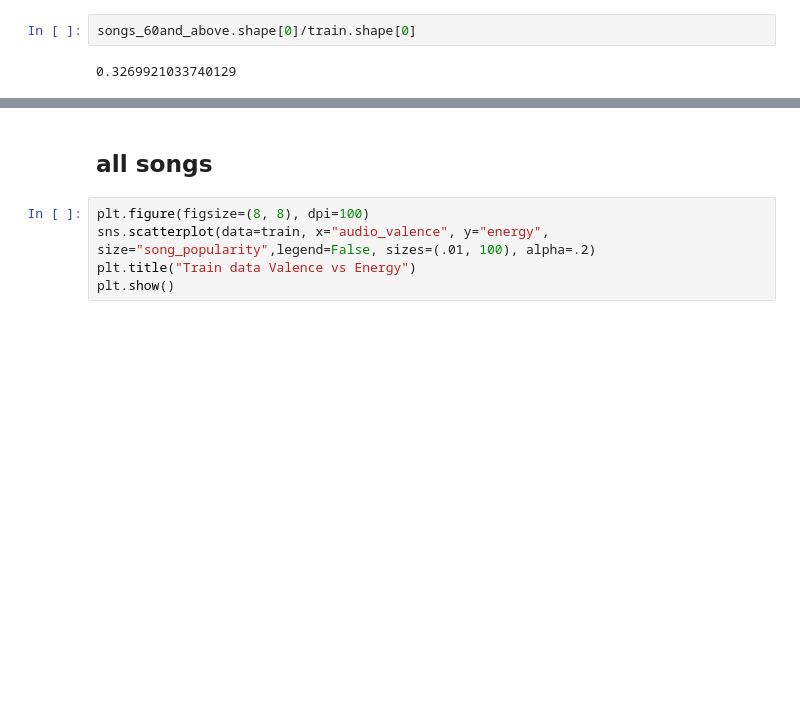
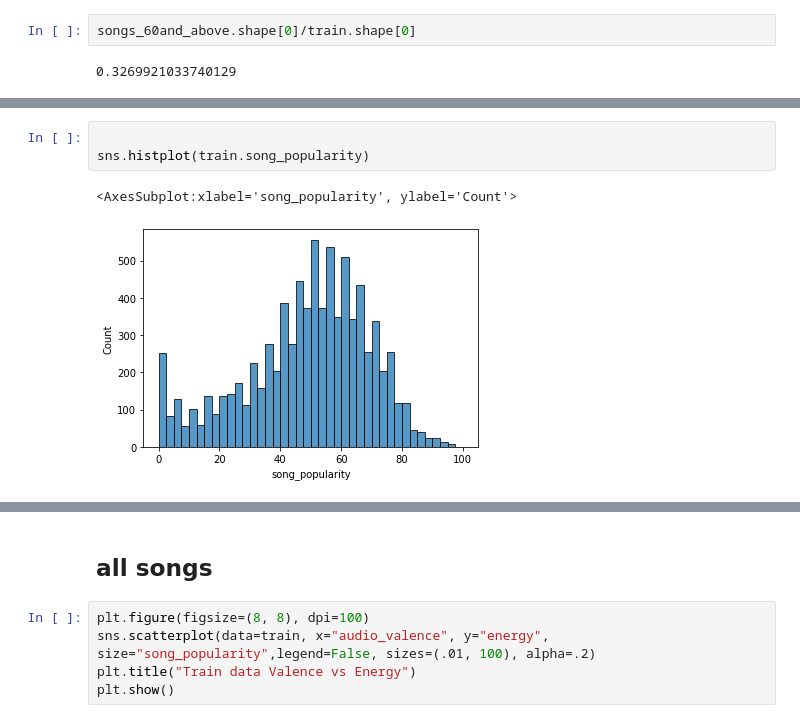
Before and after one commit to Yvette-Ibarra/song_popularity_prediction, a Jupyter notebook: workbook2_song_popularity.ipynb, the cells around one changed output, grey strips where cells are left out. Saved outputs shown, nothing was run; the diff lists cells and outputs as text; blank space fills up the shorter version.

```diff
--- a/workbook2_song_popularity.ipynb
+++ b/workbook2_song_popularity.ipynb
@@ -258,0 +245,6 @@ for col in columns:
+# %%
+
+sns.histplot(train.song_popularity)
+# %% [output]
+<AxesSubplot:xlabel='song_popularity', ylabel='Count'>
+[figure, added]
```
Also changed, not shown: parts of 14 cells of this notebook.
